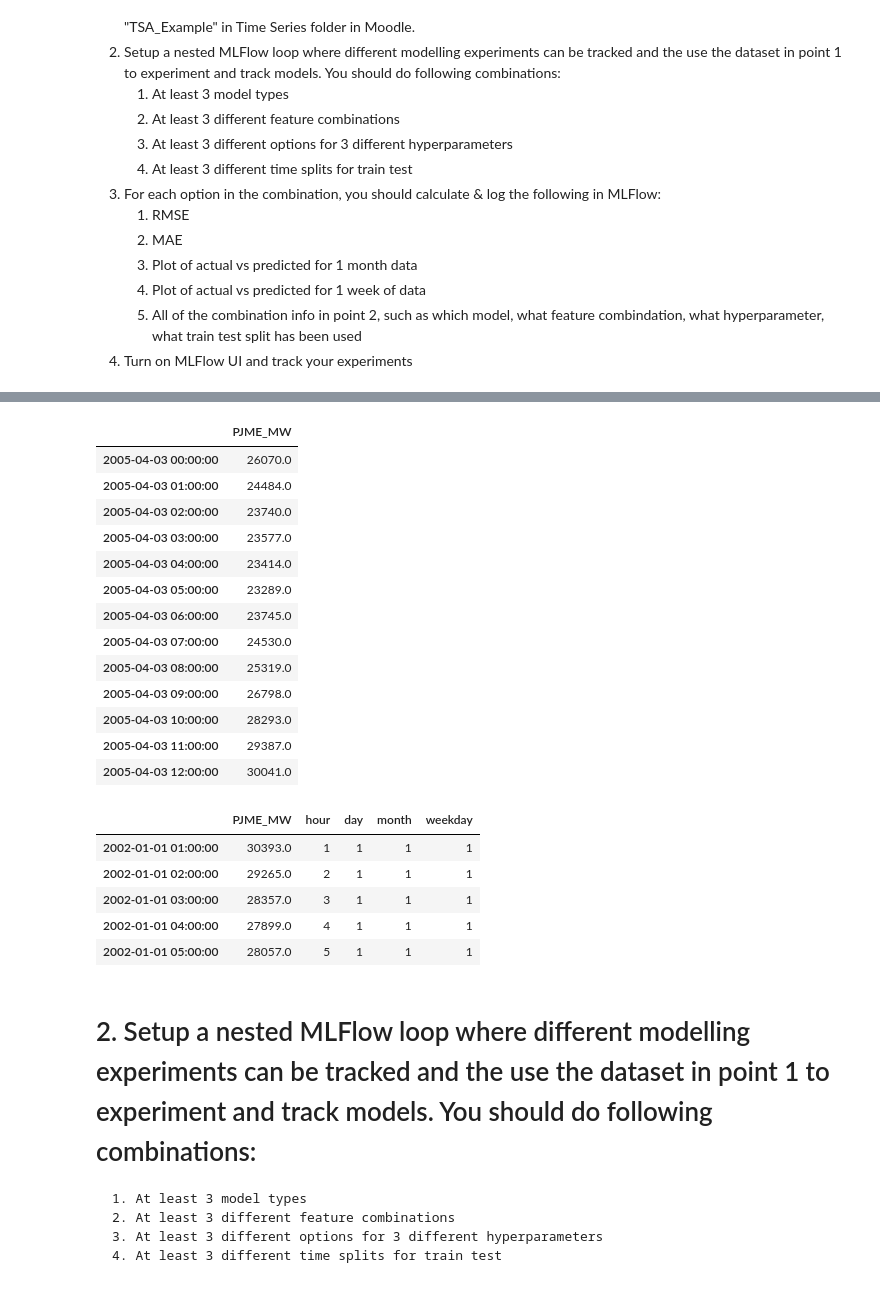
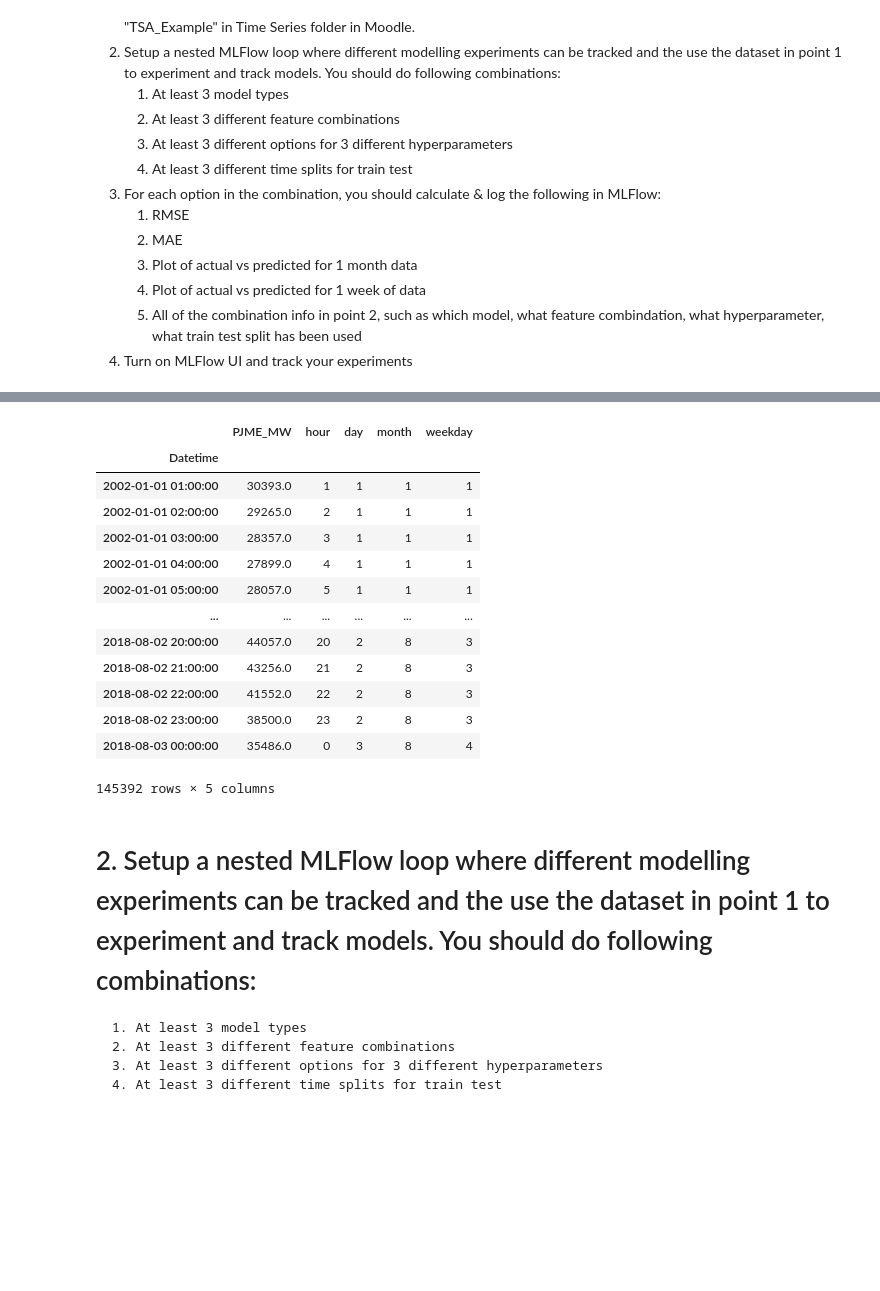
Before and after one commit to hsahmad112/DataAndThingsW2025, a Jupyter notebook: exam_handin/9_MLOps/mlflow_task.ipynb, the cells around one changed output, grey strips where cells are left out. Saved outputs shown, nothing was run; the diff lists cells and outputs as text; code cells hidden in the pictures; blank space fills up the shorter version.

```diff
--- a/exam_handin/9_MLOps/mlflow_task.ipynb
+++ b/exam_handin/9_MLOps/mlflow_task.ipynb
@@ -85,38 +53,47 @@ data.loc["2005-04-03 00:00:02":"2005-04-03 05:00:00"]
-# %%
-#fill these by linear interpolation
-data = data.interpolate(method='linear')
-data.loc["2005-04-03 00:00:00":"2005-04-03 012:00:00"]
-# %% [output]
-|  | PJME_MW |
-| 2005-04-03 00:00:00 | 26070.0 |
-| 2005-04-03 01:00:00 | 24484.0 |
-| 2005-04-03 02:00:00 | 23740.0 |
-| 2005-04-03 03:00:00 | 23577.0 |
-| 2005-04-03 04:00:00 | 23414.0 |
-| 2005-04-03 05:00:00 | 23289.0 |
-| 2005-04-03 06:00:00 | 23745.0 |
-| 2005-04-03 07:00:00 | 24530.0 |
-| 2005-04-03 08:00:00 | 25319.0 |
-| 2005-04-03 09:00:00 | 26798.0 |
-| 2005-04-03 10:00:00 | 28293.0 |
-| 2005-04-03 11:00:00 | 29387.0 |
-| 2005-04-03 12:00:00 | 30041.0 |
-# %%
-# extracting specific components from the datetime index
-data["hour"] = data.index.hour
-data["day"] = data.index.day
-data["month"] = data.index.month
-data["weekday"] = data.index.weekday
-
-
-data.head(5)
-# %% [output]
-|  | PJME_MW | hour | day | month | weekday |
-| 2002-01-01 01:00:00 | 30393.0 | 1 | 1 | 1 | 1 |
-| 2002-01-01 02:00:00 | 29265.0 | 2 | 1 | 1 | 1 |
-| 2002-01-01 03:00:00 | 28357.0 | 3 | 1 | 1 | 1 |
-| 2002-01-01 04:00:00 | 27899.0 | 4 | 1 | 1 | 1 |
-| 2002-01-01 05:00:00 | 28057.0 | 5 | 1 | 1 | 1 |
+# %%
+def func(ts_df):
+    #making sure its in datetime format
+    ts_df['Datetime'] = pd.to_datetime(ts_df['Datetime'])
+
+    #Setting and sorting by index - getting chronological data
+    ts_df.set_index('Datetime', inplace=True)
+    ts_df.sort_index(inplace=True)
+    #removing duplicates my keeping the first in order of occurance
+    ts_df = ts_df.groupby(ts_df.index).first()
+
+    # Convert time series hourly frequency, find the missing timestamps, set to N/A and interpolate all N/A values.
+    missing_timestamps = ts_df.index[ts_df.isna().any(axis=1)]
+    ts_df = ts_df.reindex(missing_timestamps.union(ts_df.index))
+
+    ts_df = ts_df.asfreq('h')
+    ts_df = ts_df.interpolate(method='linear')
+    # extracting specific components from the datetime index
+    ts_df["hour"] = ts_df.index.hour
+    ts_df["day"] = ts_df.index.day
+    ts_df["month"] = ts_df.index.month
+    ts_df["weekday"] = ts_df.index.weekday
+
+
+    return ts_df
+# %%
+data = func(data)
+# %%
+data
+# %% [output]
+|  | PJME_MW | hour | day | month | weekday |
+| Datetime |  |  |  |  |  |
+| 2002-01-01 01:00:00 | 30393.0 | 1 | 1 | 1 | 1 |
+| 2002-01-01 02:00:00 | 29265.0 | 2 | 1 | 1 | 1 |
+| 2002-01-01 03:00:00 | 28357.0 | 3 | 1 | 1 | 1 |
+| 2002-01-01 04:00:00 | 27899.0 | 4 | 1 | 1 | 1 |
+| 2002-01-01 05:00:00 | 28057.0 | 5 | 1 | 1 | 1 |
+| ... | ... | ... | ... | ... | ... |
+| 2018-08-02 20:00:00 | 44057.0 | 20 | 2 | 8 | 3 |
+| 2018-08-02 21:00:00 | 43256.0 | 21 | 2 | 8 | 3 |
+| 2018-08-02 22:00:00 | 41552.0 | 22 | 2 | 8 | 3 |
+| 2018-08-02 23:00:00 | 38500.0 | 23 | 2 | 8 | 3 |
+| 2018-08-03 00:00:00 | 35486.0 | 0 | 3 | 8 | 4 |
+145392 rows × 5 columns
 # %% [markdown]
 # 2. Setup a nested MLFlow loop where different modelling experiments can be tracked and the use the dataset in point 1 to experiment and track models. You should do following combinations:
     1. At least 3 model types
```
Also changed, not shown: parts of 20 cells of this notebook.
